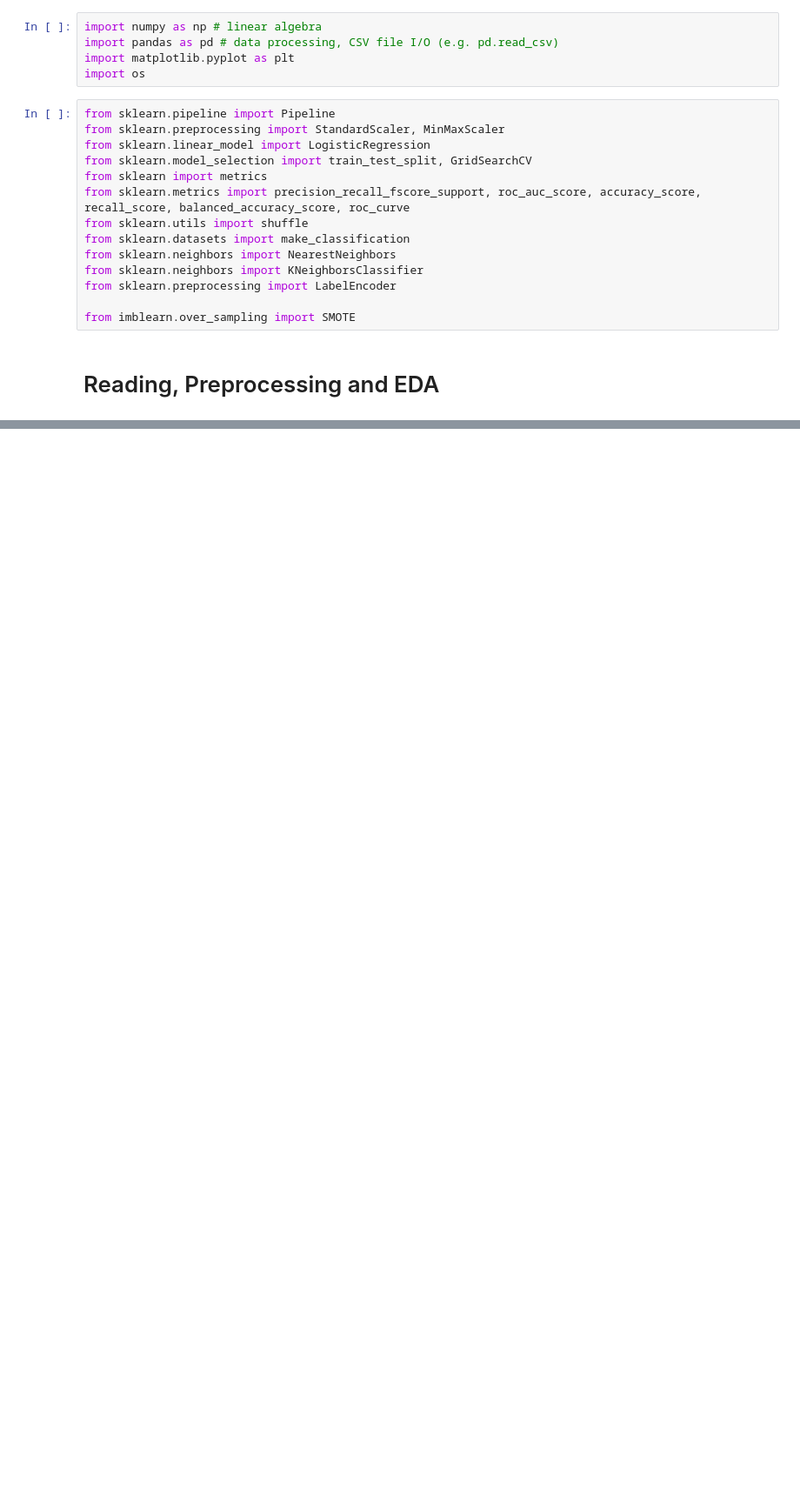
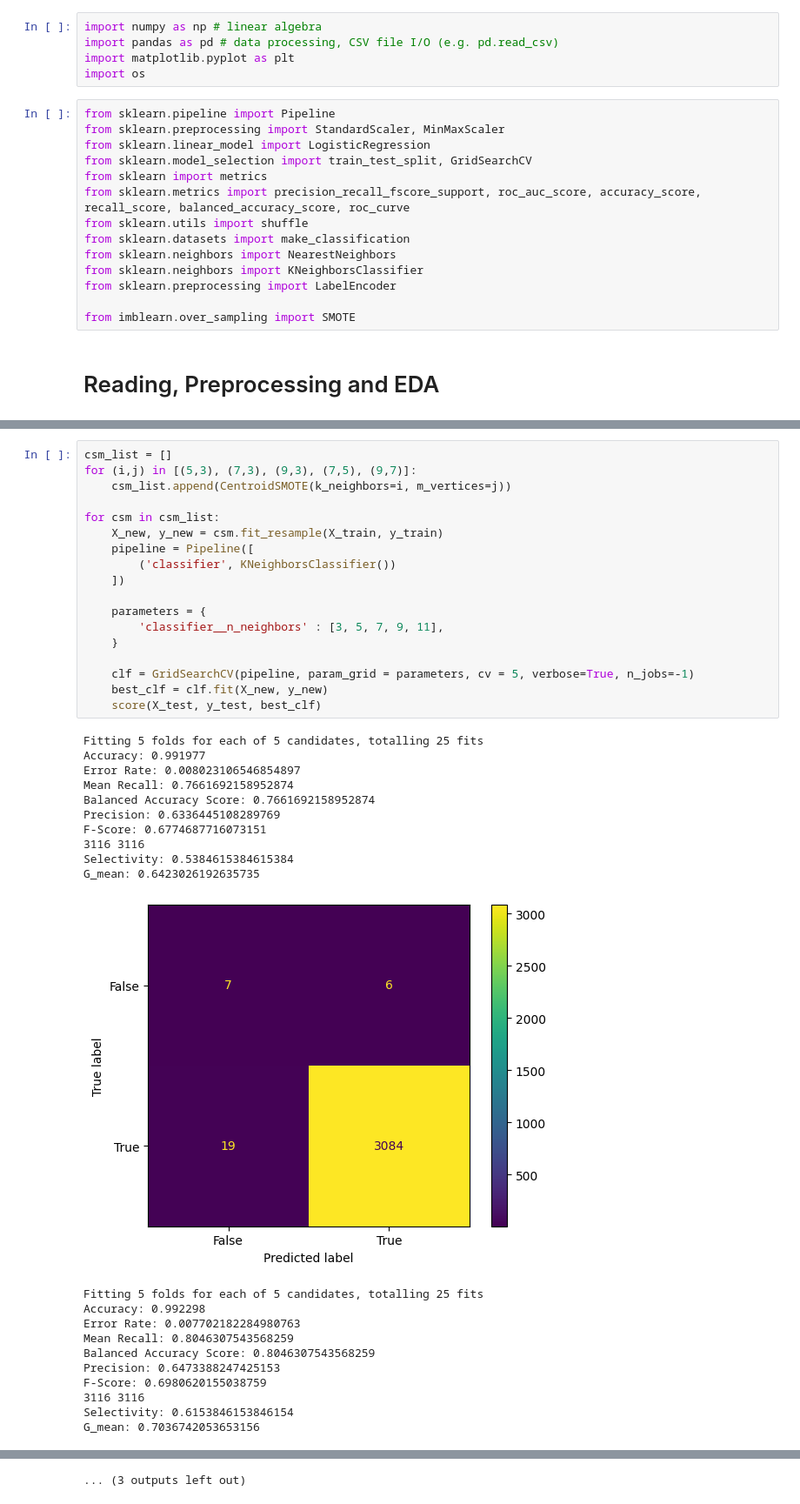
Before and after one commit to gakash2k01/Comparative_study_data_imbalance, a Jupyter notebook: notebooks/p53Mutant.ipynb, the cells around one changed output, grey strips where cells are left out. Shown: that part at 87% size. Saved outputs shown, nothing was run; the diff lists cells and outputs as text; blank space fills up the shorter version.

```diff
--- a/notebooks/p53Mutant.ipynb
+++ b/notebooks/p53Mutant.ipynb
@@ -31,0 +360,40 @@ print(train_df.isnull().sum().sum(), train_df.isna().sum().sum())
+# %%
+csm_list = []
+for (i,j) in [(5,3), (7,3), (9,3), (7,5), (9,7)]:
+    csm_list.append(CentroidSMOTE(k_neighbors=i, m_vertices=j))
+
+for csm in csm_list:
+    X_new, y_new = csm.fit_resample(X_train, y_train)
+    pipeline = Pipeline([
+        ('classifier', KNeighborsClassifier())
+    ])
+
+    parameters = {
+        'classifier__n_neighbors' : [3, 5, 7, 9, 11],
+    }
+
+    clf = GridSearchCV(pipeline, param_grid = parameters, cv = 5, verbose=True, n_jobs=-1)
+    best_clf = clf.fit(X_new, y_new)
+    score(X_test, y_test, best_clf)
+# %% [output]
+Fitting 5 folds for each of 5 candidates, totalling 25 fits
+Accuracy: 0.991977
+Error Rate: 0.008023106546854897
+Mean Recall: 0.7661692158952874
+Balanced Accuracy Score: 0.7661692158952874
+Precision: 0.6336445108289769
+F-Score: 0.6774687716073151
+3116 3116
+Selectivity: 0.5384615384615384
+G_mean: 0.6423026192635735
+[figure, added]
+Fitting 5 folds for each of 5 candidates, totalling 25 fits
+Accuracy: 0.992298
+Error Rate: 0.007702182284980763
+Mean Recall: 0.8046307543568259
+Balanced Accuracy Score: 0.8046307543568259
+Precision: 0.6473388247425153
+F-Score: 0.6980620155038759
+3116 3116
+Selectivity: 0.6153846153846154
+G_mean: 0.7036742053653156
@@ -31,0 +436 @@ print(train_df.isnull().sum().sum(), train_df.isna().sum().sum())
+... (3 outputs left out)
```
Also changed, not shown: parts of 25 cells of this notebook.
